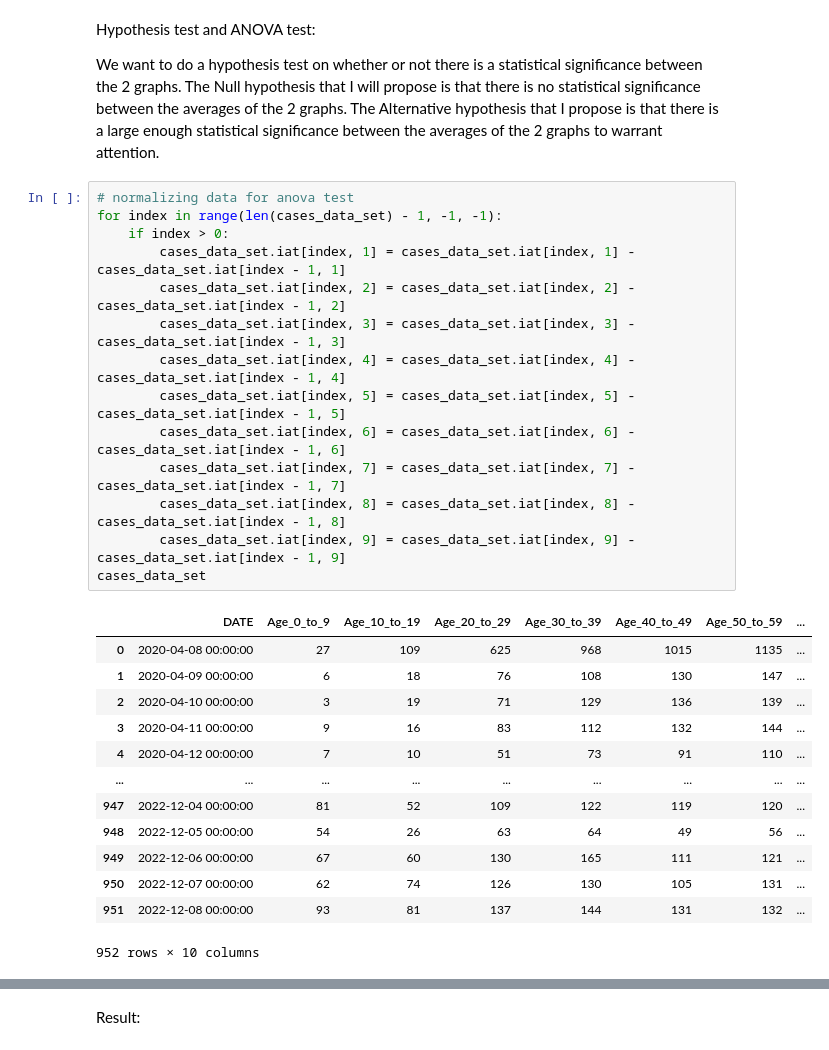
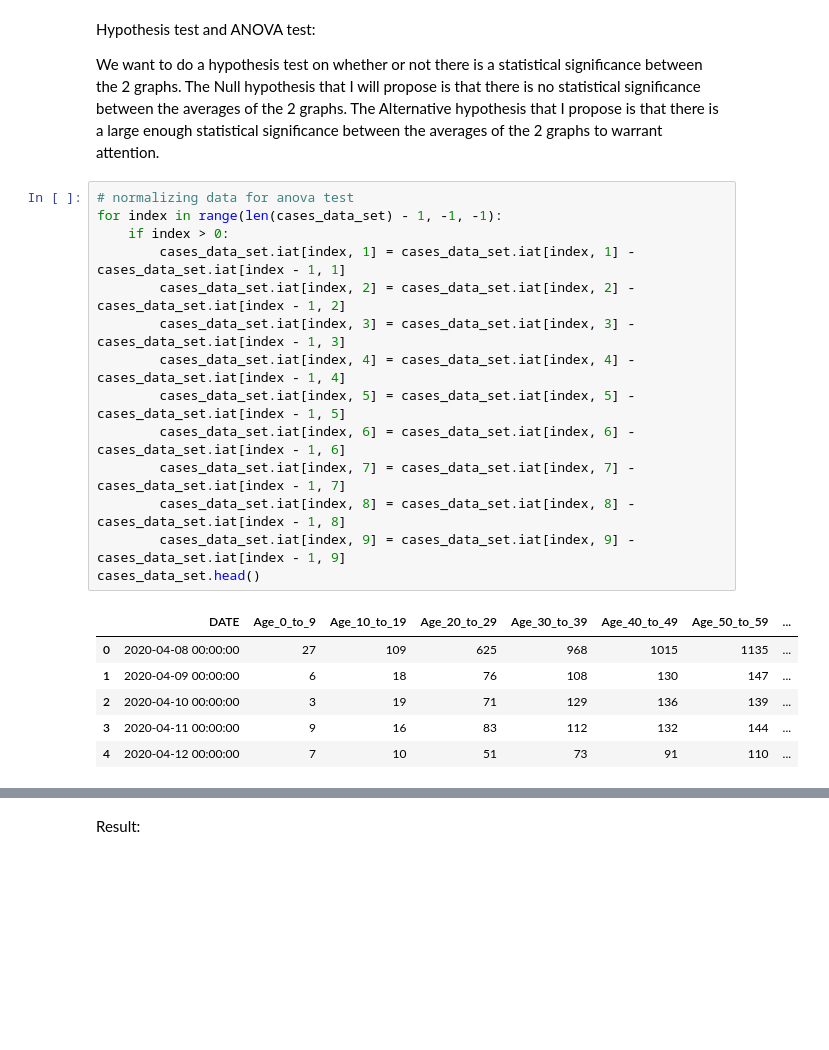
Before and after one commit to Pedro-Jose-da-Rocha-Mendonca/pedro-jose-da-rocha-mendonca.github.io, a Jupyter notebook: Main.ipynb, the cells around one changed output, grey strips where cells are left out. Cells and saved outputs as stored; diff of their text form; blank space fills up the shorter version.

```diff
--- a/Main.ipynb
+++ b/Main.ipynb
@@ -114,31 +103,24 @@ We want to do a hypothesis test on whether or not there is a statistical signifi
 # %%
 # normalizing data for anova test
 for index in range(len(cases_data_set) - 1, -1, -1):
     if index > 0:
         cases_data_set.iat[index, 1] = cases_data_set.iat[index, 1] - cases_data_set.iat[index - 1, 1]
         cases_data_set.iat[index, 2] = cases_data_set.iat[index, 2] - cases_data_set.iat[index - 1, 2]
         cases_data_set.iat[index, 3] = cases_data_set.iat[index, 3] - cases_data_set.iat[index - 1, 3]
         cases_data_set.iat[index, 4] = cases_data_set.iat[index, 4] - cases_data_set.iat[index - 1, 4]
         cases_data_set.iat[index, 5] = cases_data_set.iat[index, 5] - cases_data_set.iat[index - 1, 5]
         cases_data_set.iat[index, 6] = cases_data_set.iat[index, 6] - cases_data_set.iat[index - 1, 6]
         cases_data_set.iat[index, 7] = cases_data_set.iat[index, 7] - cases_data_set.iat[index - 1, 7]
         cases_data_set.iat[index, 8] = cases_data_set.iat[index, 8] - cases_data_set.iat[index - 1, 8]
         cases_data_set.iat[index, 9] = cases_data_set.iat[index, 9] - cases_data_set.iat[index - 1, 9]
-cases_data_set
+cases_data_set.head()
 # %% [output]
 |  | DATE | Age_0_to_9 | Age_10_to_19 | Age_20_to_29 | Age_30_to_39 | Age_40_to_49 | Age_50_to_59 | ... |
 | 0 | 2020-04-08 00:00:00 | 27 | 109 | 625 | 968 | 1015 | 1135 | ... |
 | 1 | 2020-04-09 00:00:00 | 6 | 18 | 76 | 108 | 130 | 147 | ... |
 | 2 | 2020-04-10 00:00:00 | 3 | 19 | 71 | 129 | 136 | 139 | ... |
 | 3 | 2020-04-11 00:00:00 | 9 | 16 | 83 | 112 | 132 | 144 | ... |
 | 4 | 2020-04-12 00:00:00 | 7 | 10 | 51 | 73 | 91 | 110 | ... |
-| ... | ... | ... | ... | ... | ... | ... | ... | ... |
-| 947 | 2022-12-04 00:00:00 | 81 | 52 | 109 | 122 | 119 | 120 | ... |
-| 948 | 2022-12-05 00:00:00 | 54 | 26 | 63 | 64 | 49 | 56 | ... |
-| 949 | 2022-12-06 00:00:00 | 67 | 60 | 130 | 165 | 111 | 121 | ... |
-| 950 | 2022-12-07 00:00:00 | 62 | 74 | 126 | 130 | 105 | 131 | ... |
-| 951 | 2022-12-08 00:00:00 | 93 | 81 | 137 | 144 | 131 | 132 | ... |
-952 rows × 10 columns
 # %%
 # normalizing data for anova test
 for index in range(len(death_data_set) - 1, -1, -1):
```
Also changed, not shown: parts of 26 cells of this notebook.
